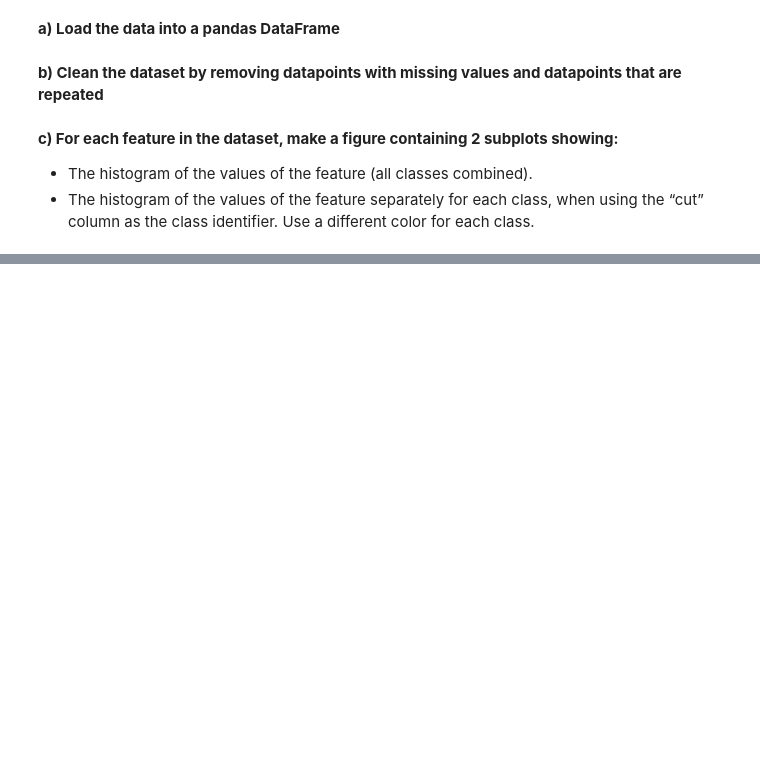
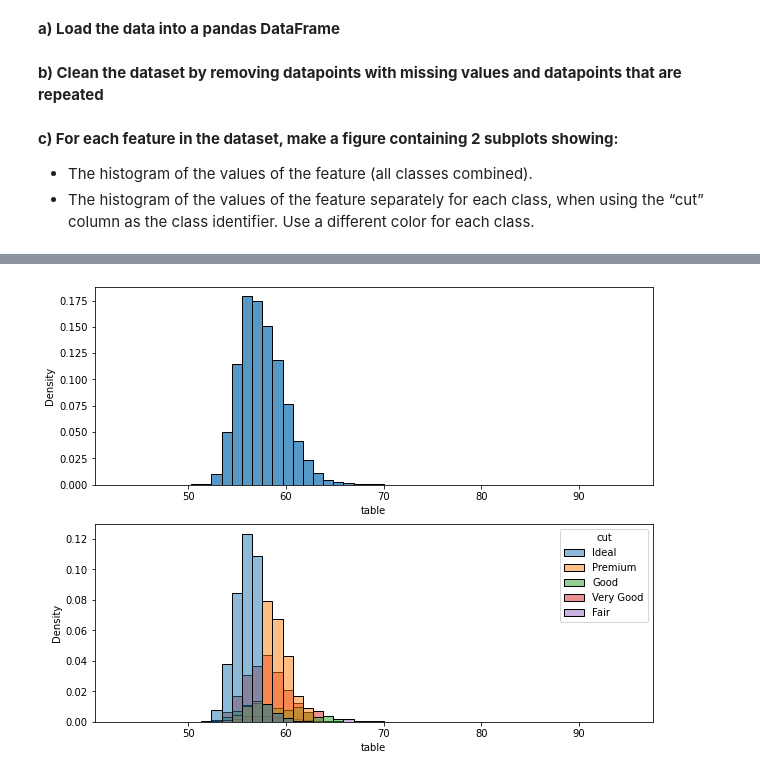
Before and after one commit to juanbelieni/fgv-tacd-a1, a Jupyter notebook: work/part-1.ipynb, the cells around one changed output, grey strips where cells are left out. Saved outputs shown, nothing was run; the diff lists cells and outputs as text; code cells hidden in the pictures; blank space fills up the shorter version.

```diff
--- a/work/part-1.ipynb
+++ b/work/part-1.ipynb
@@ -24,0 +49,6 @@ diamonds_dataset.drop_duplicates()
+# %%
+# Plotting the histograms for "table"
+
+plot_histograms("table")
+# %% [output]
+[figure, added]
```
Also changed, not shown: parts of 9 cells of this notebook.
